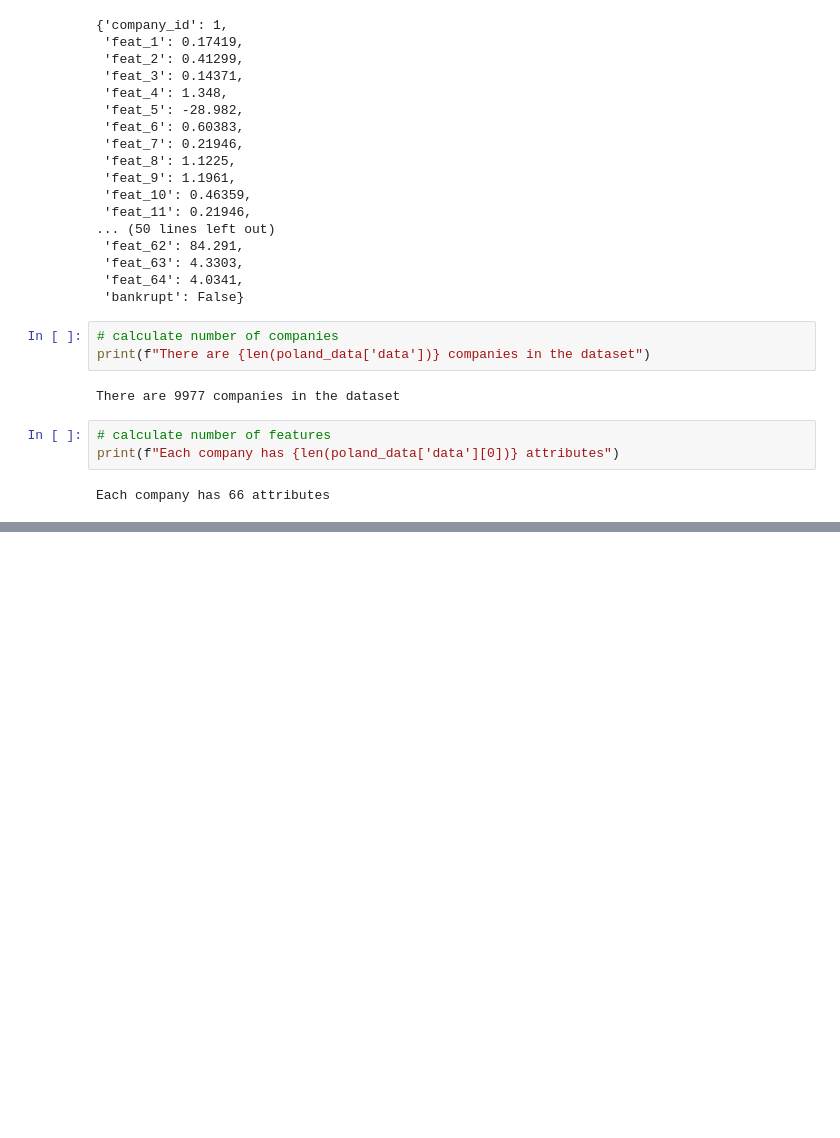
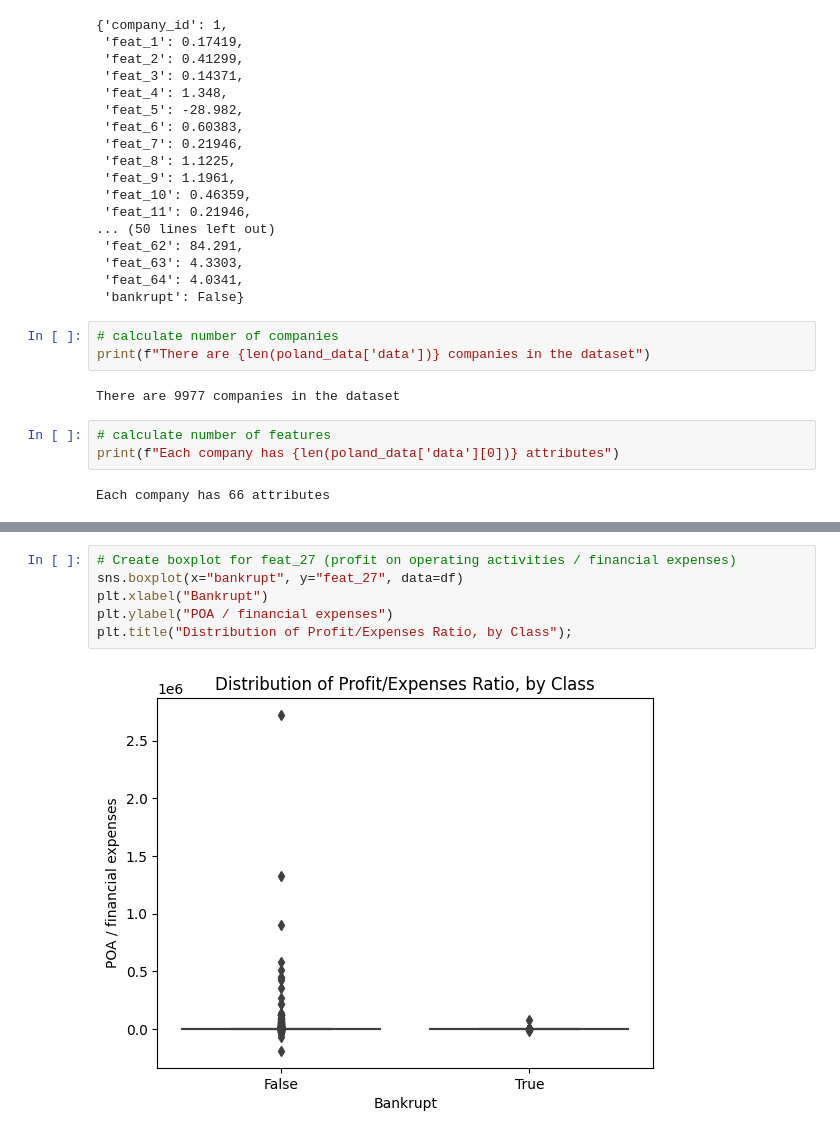
Before and after one commit to noelogbuagu/Data_Science_Portfolio, a Jupyter notebook: 5_Predicting_Bankruptcy/notebook.ipynb, the cells around one changed output, grey strips where cells are left out. Drawn from its saved outputs; the diff is of its cells as text; blank space fills up the shorter version.

```diff
--- a/5_Predicting_Bankruptcy/notebook.ipynb
+++ b/5_Predicting_Bankruptcy/notebook.ipynb
@@ -90,0 +153,8 @@ Each company has 66 attributes
+# %%
+# Create boxplot for feat_27 (profit on operating activities / financial expenses)
+sns.boxplot(x="bankrupt", y="feat_27", data=df)
+plt.xlabel("Bankrupt")
+plt.ylabel("POA / financial expenses")
+plt.title("Distribution of Profit/Expenses Ratio, by Class");
+# %% [output]
+[figure, added]
```
Also changed, not shown: parts of 6 cells of this notebook, 1 other file.
